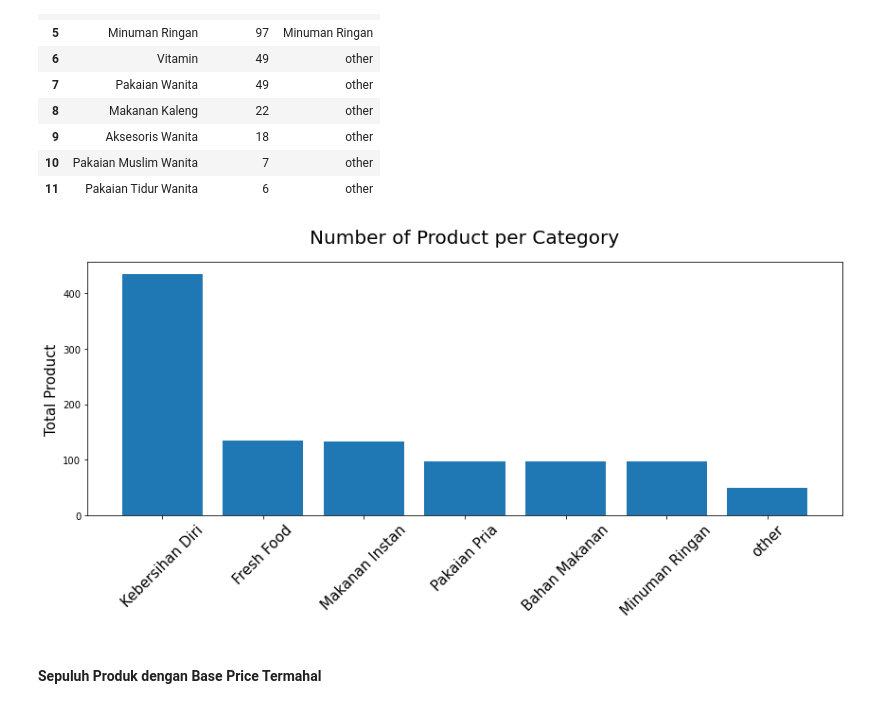
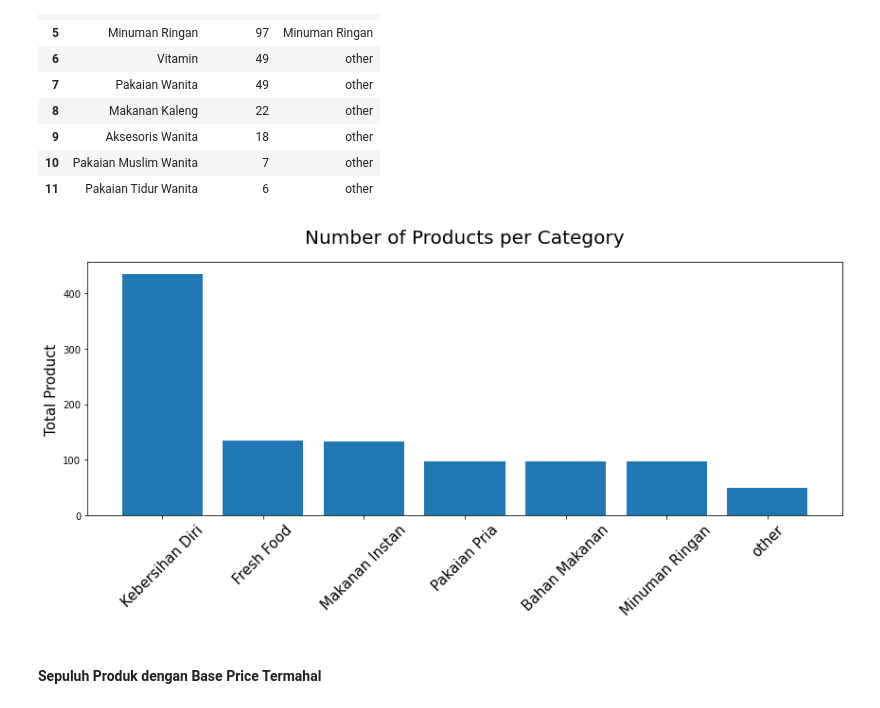
Before and after one commit to rfajri27/Ekploring_E_Commerce_Data, a Jupyter notebook: exploring_e_commerce_data.ipynb, the cells around one changed output. Saved outputs shown, nothing was run; the diff lists cells and outputs as text; code cells hidden in the pictures.

```diff
--- a/exploring_e_commerce_data.ipynb
+++ b/exploring_e_commerce_data.ipynb
@@ -114,15 +114,15 @@ sum_produk_per_kategori
 # %%
 plt.figure(figsize=(12, 6))
 plt.bar(sum_produk_per_kategori['top_category'],
         sum_produk_per_kategori['product_id'])
 plt.xticks(rotation=45, fontsize=15)
-plt.title("Number of Product per Category", loc='center', fontsize=20, pad=20)
+plt.title("Number of Products per Category", loc='center', fontsize=20, pad=20)
 plt.ylabel("Total Product", fontsize=15)
 plt.tight_layout()
 plt.savefig('images/total_product_category.png')
 plt.show()
 # %% [output]
-[figure, old version]
+[figure, new version]
 # %% [markdown]
 #### Sepuluh Produk dengan Base Price Termahal
 # %%
```
Also changed, not shown: parts of 4 cells of this notebook, 1 other file.
